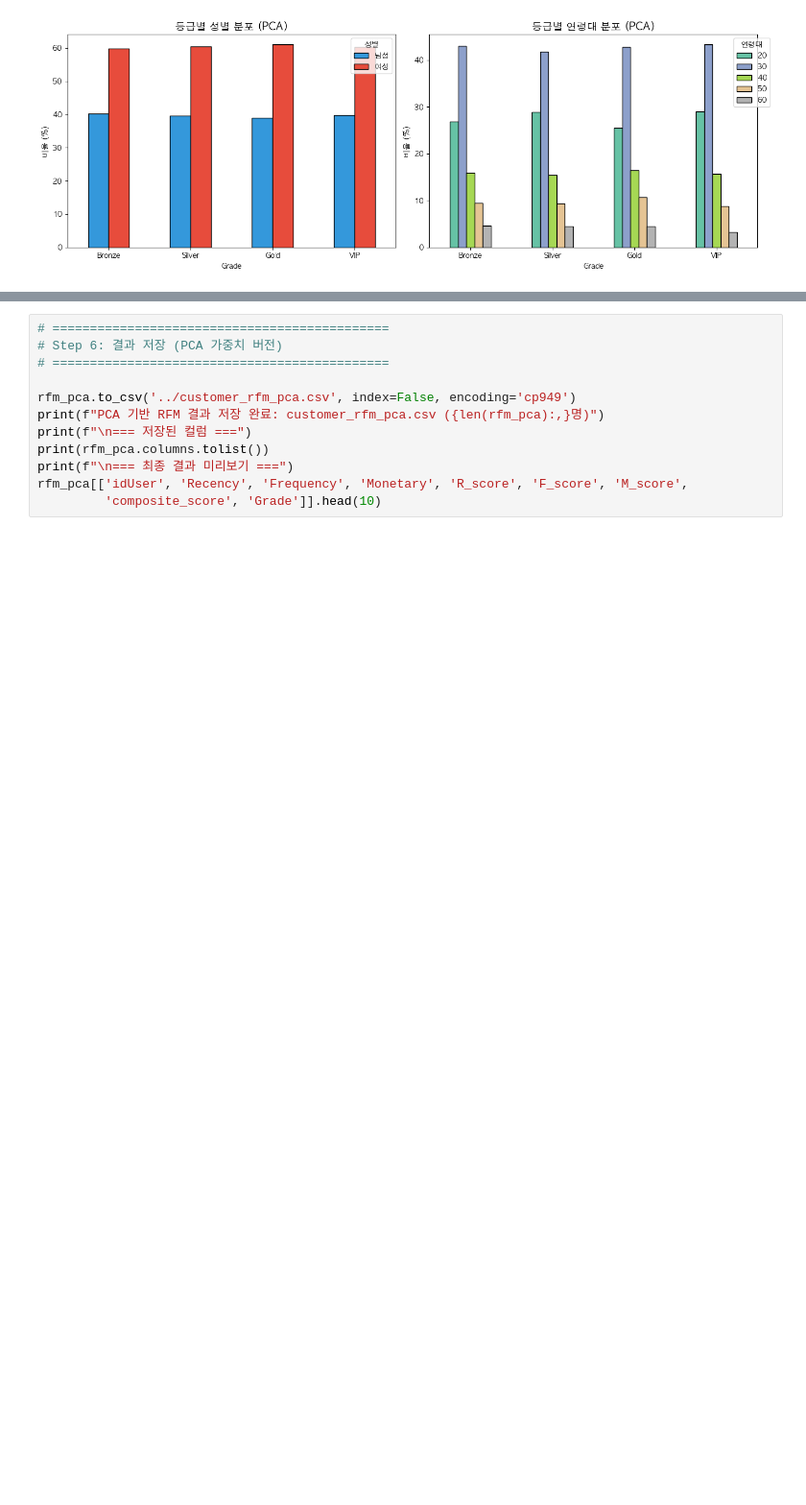
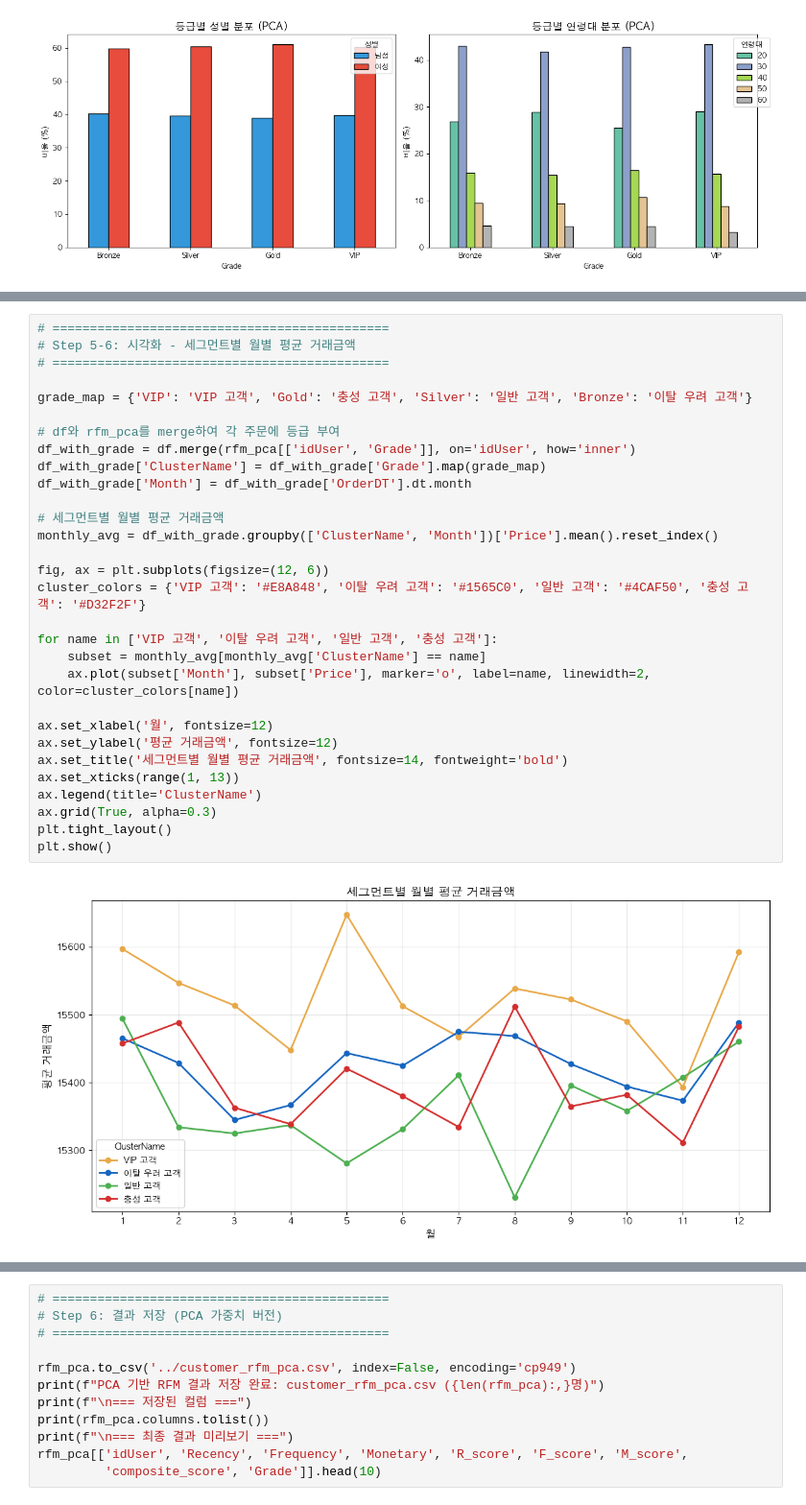
Before and after one commit to wjdwhddls/Bigdata, a Jupyter notebook: analysis/RFM.ipynb, the cells around one changed output, grey strips where cells are left out. Shown at 96% size. Saved outputs shown, nothing was run; the diff lists cells and outputs as text; blank space fills up the shorter version.

```diff
--- a/analysis/RFM.ipynb
+++ b/analysis/RFM.ipynb
@@ -1231,0 +466,32 @@ plt.show()
+# %%
+# =============================================
+# Step 5-6: 시각화 - 세그먼트별 월별 평균 거래금액
+# =============================================
+
+grade_map = {'VIP': 'VIP 고객', 'Gold': '충성 고객', 'Silver': '일반 고객', 'Bronze': '이탈 우려 고객'}
+
+# df와 rfm_pca를 merge하여 각 주문에 등급 부여
+df_with_grade = df.merge(rfm_pca[['idUser', 'Grade']], on='idUser', how='inner')
+df_with_grade['ClusterName'] = df_with_grade['Grade'].map(grade_map)
+df_with_grade['Month'] = df_with_grade['OrderDT'].dt.month
+
+# 세그먼트별 월별 평균 거래금액
+monthly_avg = df_with_grade.groupby(['ClusterName', 'Month'])['Price'].mean().reset_index()
+
+fig, ax = plt.subplots(figsize=(12, 6))
+cluster_colors = {'VIP 고객': '#E8A848', '이탈 우려 고객': '#1565C0', '일반 고객': '#4CAF50', '충성 고객': '#D32F2F'}
+
+for name in ['VIP 고객', '이탈 우려 고객', '일반 고객', '충성 고객']:
+    subset = monthly_avg[monthly_avg['ClusterName'] == name]
+    ax.plot(subset['Month'], subset['Price'], marker='o', label=name, linewidth=2, color=cluster_colors[name])
+
+ax.set_xlabel('월', fontsize=12)
+ax.set_ylabel('평균 거래금액', fontsize=12)
+ax.set_title('세그먼트별 월별 평균 거래금액', fontsize=14, fontweight='bold')
+ax.set_xticks(range(1, 13))
+ax.legend(title='ClusterName')
+ax.grid(True, alpha=0.3)
+plt.tight_layout()
+plt.show()
+# %% [output]
+[figure, added]
```
Also changed, not shown: parts of 37 cells of this notebook, 1 other file.
